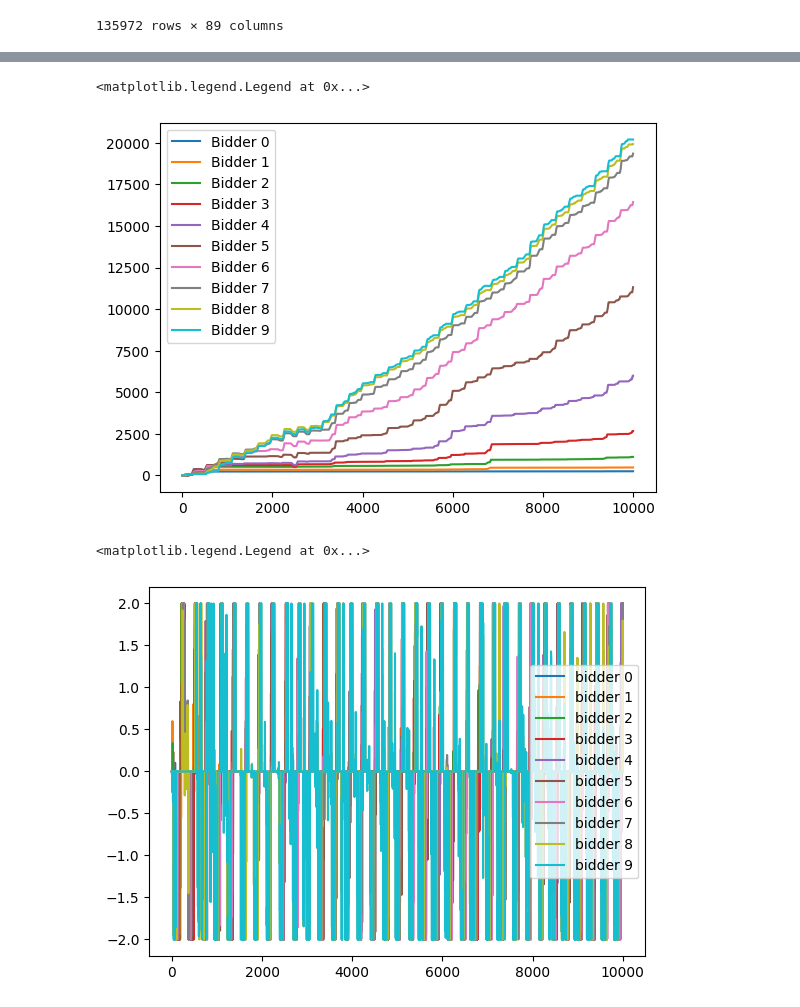
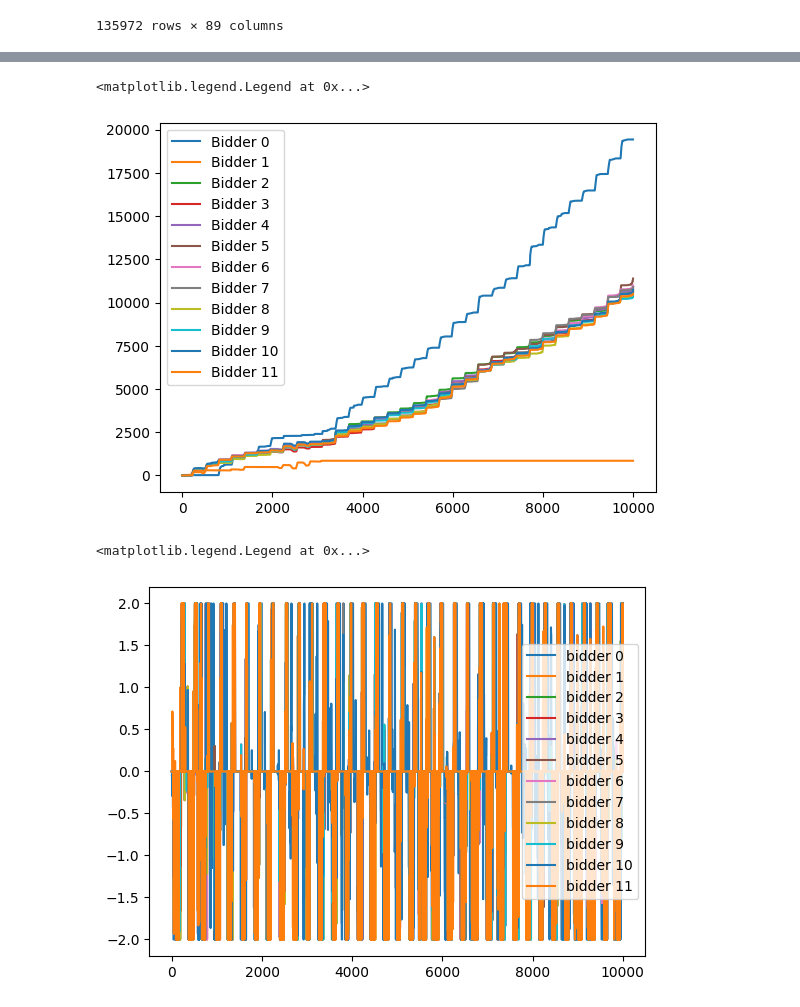
Before and after one commit to nmadev/EnergyStorageRLBidder, a Jupyter notebook: MarketSimulation.ipynb, the cells around one changed output, grey strips where cells are left out. Saved outputs shown, nothing was run; the diff lists cells and outputs as text; code cells hidden in the pictures.

Commit message:
Fix DQN Agent tracking (#13)

```diff
--- a/MarketSimulation.ipynb
+++ b/MarketSimulation.ipynb
@@ -89,3 +91,19 @@ Sim.simulate(
+# %%
+# Load trained models
+agent_honest = pkl.load(open("models/timevarying_norm_honest.pkl", "rb"))
+agent_risky = pkl.load(open("models/timevarying_norm_risky.pkl", "rb"))
+models = [agent_honest, agent_risky]
+# %%
+all_models = models + honest_bidders
+# all_models = models
+
+Sim.simulate(
+    bidders=all_models,
+    min_lookback=288,
+    rtp_col="TH_NP15",
+    dap_col="PGAE",
+    max_steps=10000,
+)
 # %%
 plt.scatter(Sim.clearing_prices, Sim.demand, s=1)
 plt.xlim(-50, 250)
@@ -105,4 +123,4 @@ Text(0.5, 0, 'Clearing Price ($/MWh)')
 # %%
-for i in range(10):
-    plt.plot(honest_bidders[i].soc_hist)
+for i in range(len(all_models)):
+    plt.plot(all_models[i].soc_hist)
 # %% [output]
@@ -110,17 +128,19 @@ for i in range(10):
 # %%
-for i in range(10):
-    plt.plot(np.cumsum(honest_bidders[i].profit_hist), label=f"Bidder {i}")
+for i in range(len(all_models)):
+    plt.plot(np.cumsum(all_models[i].profit_hist), label=f"Bidder {i}")
 plt.legend()
 # %% [output]
 <matplotlib.legend.Legend at 0x...>
-[figure, old version]
+[figure, new version]
 # %%
-for i in range(10):
-    plt.plot(honest_bidders[i].action_hist, label=f"bidder {i}")
+for i in range(len(all_models)):
+    plt.plot(all_models[i].action_hist, label=f"bidder {i}")
+
+
 plt.legend()
 # %% [output]
 <matplotlib.legend.Legend at 0x...>
-[figure, old version]
+[figure, new version]
 # %%
 plt.plot(Sim.available_capacity)
 plt.plot(Sim.demand)
```
Also changed, not shown: parts of 7 cells of this notebook, 2 other files.
